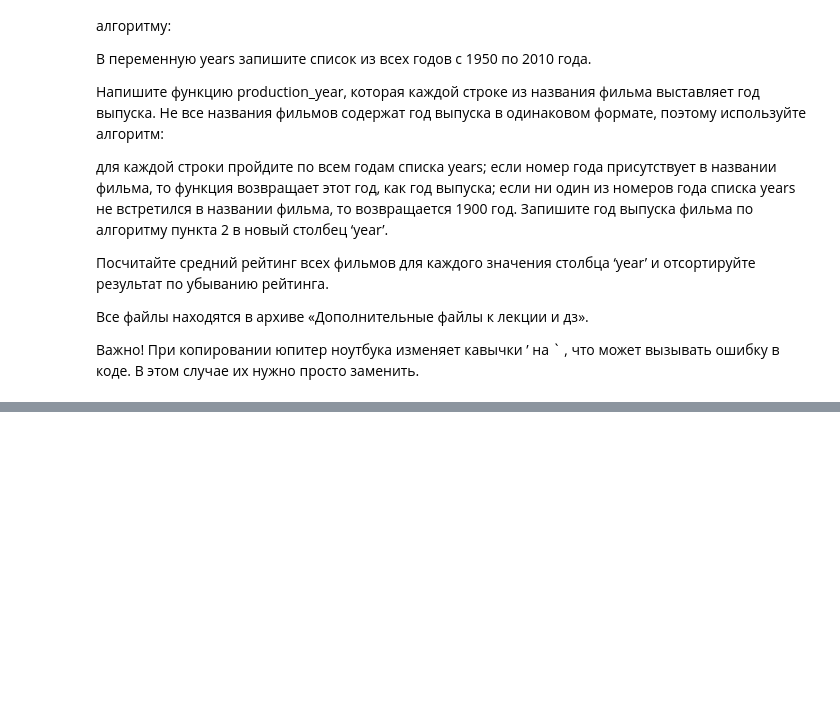
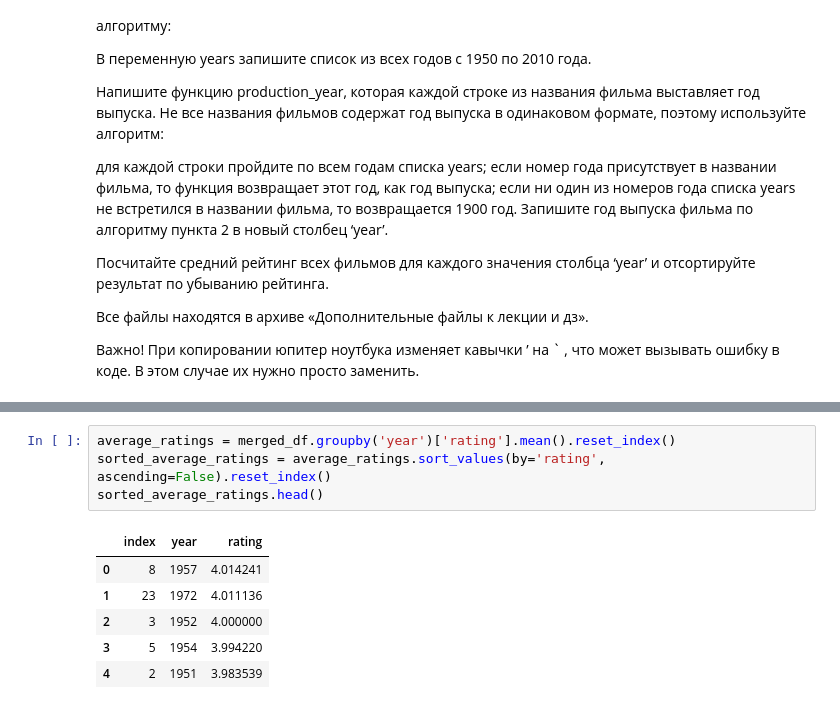
Before and after one commit to YaLaksmi/home-work, a Jupyter notebook: ДЗ 2/ДЗ 2.ipynb, the cells around one changed output, grey strips where cells are left out. Drawn from its saved outputs; the diff is of its cells as text; blank space fills up the shorter version.

```diff
--- a/ДЗ 2/ДЗ 2.ipynb
+++ b/ДЗ 2/ДЗ 2.ipynb
@@ -173,0 +203,11 @@ df_keywords.head()
+# %%
+average_ratings = merged_df.groupby('year')['rating'].mean().reset_index()
+sorted_average_ratings = average_ratings.sort_values(by='rating', ascending=False).reset_index()
+sorted_average_ratings.head()
+# %% [output]
+|  | index | year | rating |
+| 0 | 8 | 1957 | 4.014241 |
+| 1 | 23 | 1972 | 4.011136 |
+| 2 | 3 | 1952 | 4.000000 |
+| 3 | 5 | 1954 | 3.994220 |
+| 4 | 2 | 1951 | 3.983539 |
```
Also changed, not shown: parts of 5 cells of this notebook.
